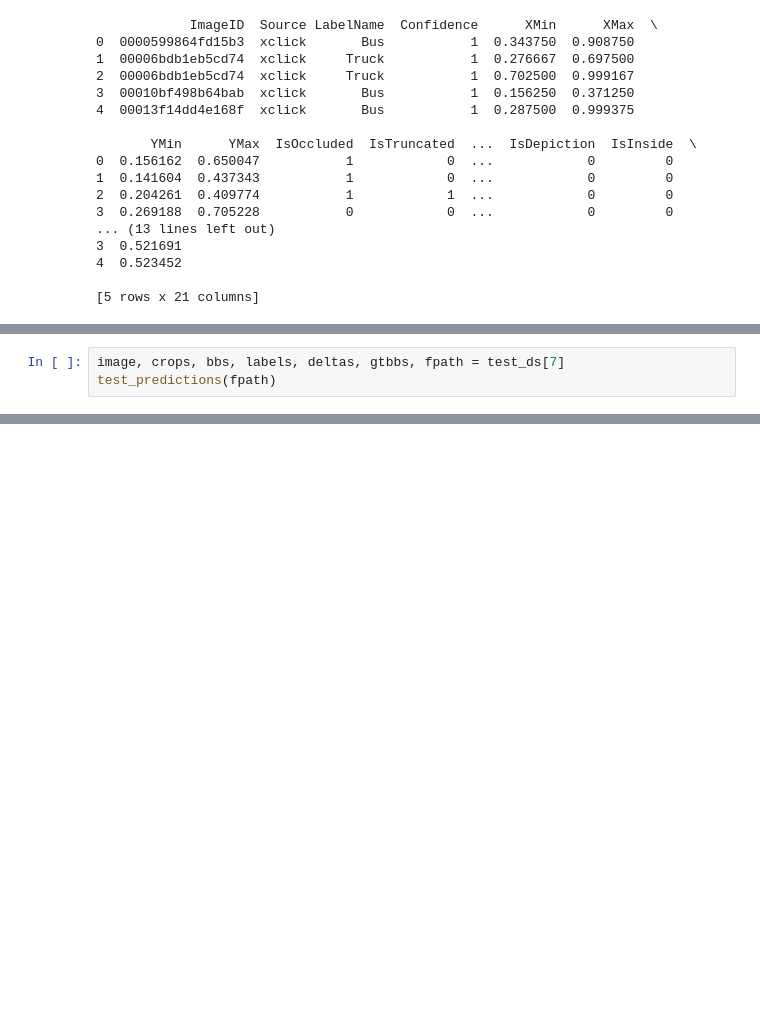
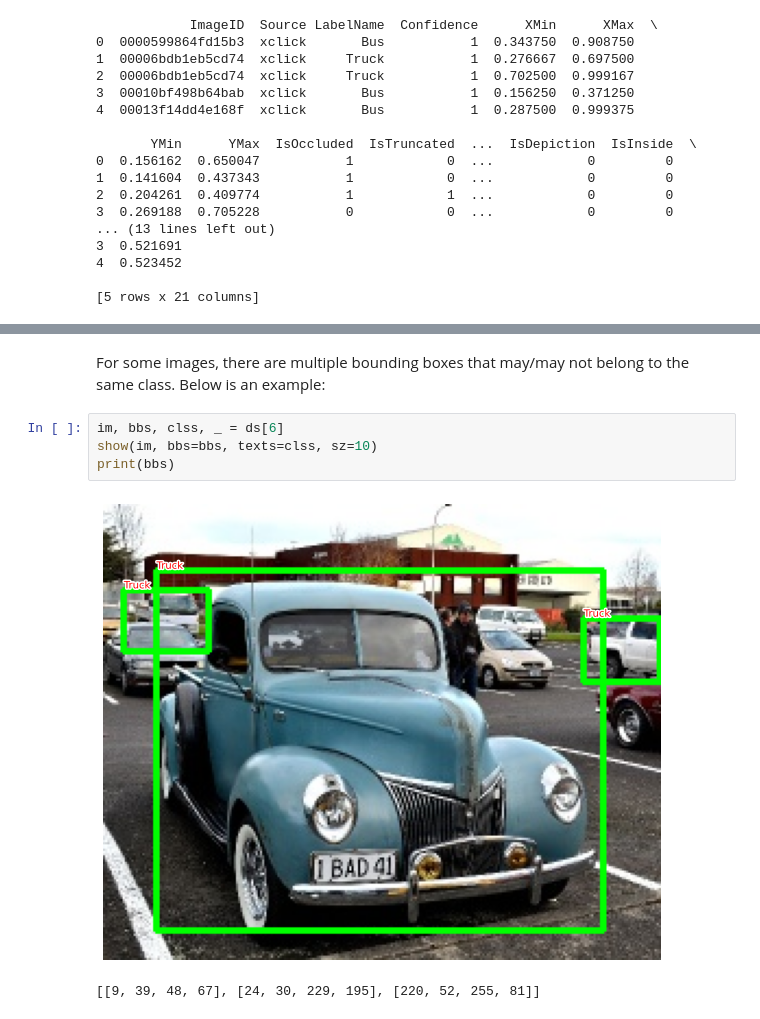
Before and after one commit to nsrinidhibhat/Computer-Vision-Projects, a Jupyter notebook: objectdetection-using-rcnn.ipynb, the cells around one changed output, grey strips where cells are left out. Cells and saved outputs as stored; diff of their text form; blank space fills up the shorter version.

```diff
--- a/objectdetection-using-rcnn.ipynb
+++ b/objectdetection-using-rcnn.ipynb
@@ -334,3 +36,0 @@ def test_predictions(filename, show_output=True):
-# %%
-image, crops, bbs, labels, deltas, gtbbs, fpath = test_ds[7]
-test_predictions(fpath)
@@ -339,0 +57,9 @@ test_predictions(fpath)
+# %% [markdown]
+For some images, there are multiple bounding boxes that may/may not belong to the same class. Below is an example:
+# %%
+im, bbs, clss, _ = ds[6]
+show(im, bbs=bbs, texts=clss, sz=10)
+print(bbs)
+# %% [output]
+[figure, added]
+[[9, 39, 48, 67], [24, 30, 229, 195], [220, 52, 255, 81]]
```
Also changed, not shown: parts of 45 cells of this notebook.
